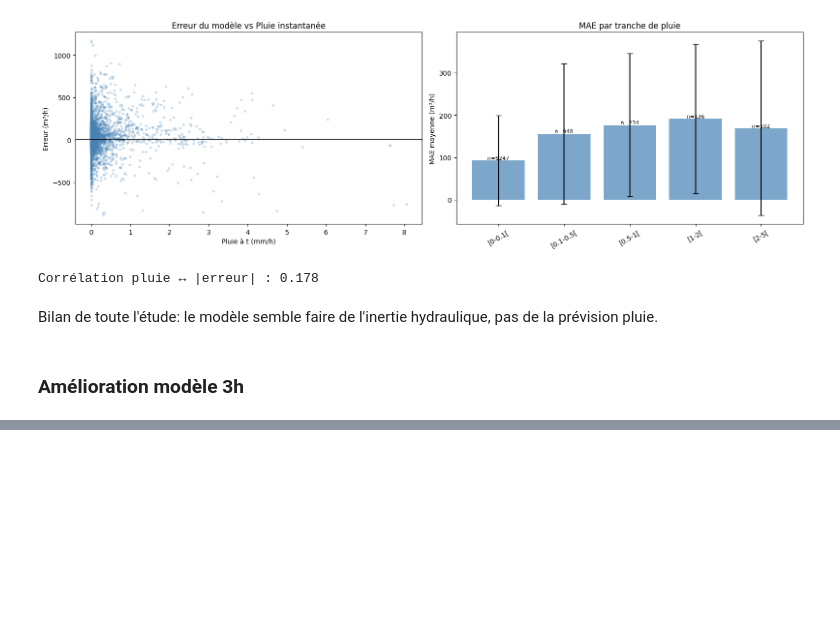
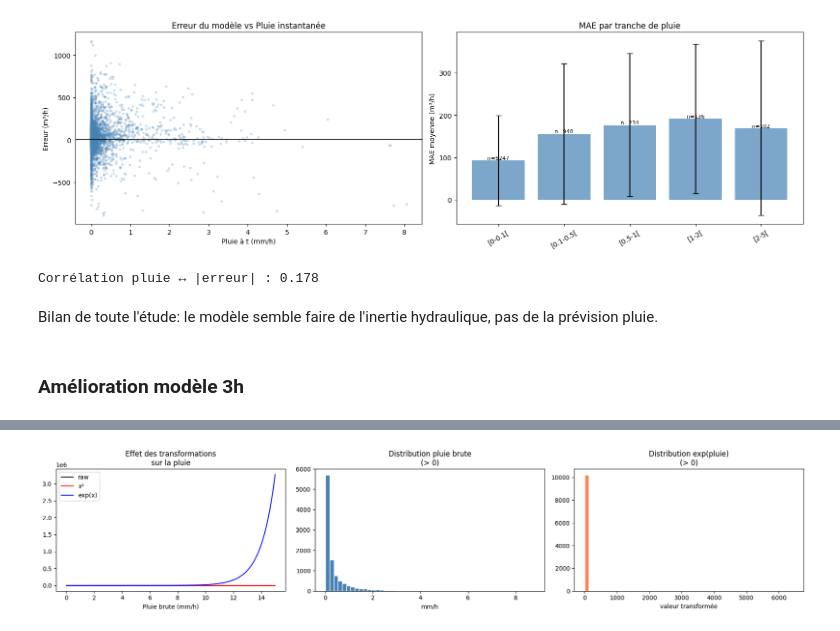
Before and after one commit to TortueAgile22/Capstone, a Jupyter notebook: py_ipynb_files/Modèles/Modele_station_C.ipynb, the cells around one changed output, grey strips where cells are left out. Cells and saved outputs as stored; diff of their text form; code cells hidden in the pictures; blank space fills up the shorter version.

```diff
--- a/py_ipynb_files/Modèles/Modele_station_C.ipynb
+++ b/py_ipynb_files/Modèles/Modele_station_C.ipynb
@@ -594,0 +738,92 @@ v2 pluie     → RMSE=279.64 | MAE=178.40 | R²=0.258
+# %%
+df_v3_rain = df_v3.copy()
+
+
+df_v3_rain['rain_sq']      = df_v3_rain['rain'] ** 2                          # effet quadratique
+df_v3_rain['rain_exp']     = np.exp(df_v3_rain['rain'])                       # effet exponentiel
+df_v3_rain['rain_lag5_sq'] = df_v3_rain['rain_lag_5'] ** 2
+df_v3_rain['rain_lag5_exp']= np.exp(df_v3_rain['rain_lag_5'])
+
+# Visualisation de l'effet de la transformation
+fig, axes = plt.subplots(1, 3, figsize=(18, 4))
+rain_vals = np.linspace(0, 15, 200)
+axes[0].plot(rain_vals, rain_vals,        label='raw',        color='black')
+axes[0].plot(rain_vals, rain_vals**2,     label='x²',         color='red')
+axes[0].plot(rain_vals, np.exp(rain_vals), label='exp(x)', color='blue')
+axes[0].set_title('Effet des transformations\nsur la pluie')
+axes[0].set_xlabel('Pluie brute (mm/h)')
+axes[0].legend()
+
+# Distribution brute vs transformée
+axes[1].hist(df_v3_rain['rain'][df_v3_rain['rain'] > 0], bins=50,
+             color='steelblue', edgecolor='white')
+axes[1].set_title('Distribution pluie brute\n(> 0)')
+axes[1].set_xlabel('mm/h')
+
+axes[2].hist(df_v3_rain['rain_exp'][df_v3_rain['rain'] > 0], bins=50,
+             color='coral', edgecolor='white')
+axes[2].set_title('Distribution exp(pluie)\n(> 0)')
+axes[2].set_xlabel('valeur transformée')
+
+plt.tight_layout()
+plt.show()
+
+feature_cols_rain = feature_cols_base + [
+    'rain_sq', 'rain_exp',
+    'rain_lag5_sq', 'rain_lag5_exp',
+]
+
+df_v3_rain = df_v3_rain.dropna(subset=feature_cols_rain + ['debit_target_3h'])
+X_rain = df_v3_rain[feature_cols_rain]
+y_rain = df_v3_rain['debit_target_3h']
+
+n = len(X_rain)
+n_train, n_val = int(n*0.6), int(n*0.2)
+
+X_tr_r = X_rain.iloc[:n_train];              y_tr_r = y_rain.iloc[:n_train]
+X_va_r = X_rain.iloc[n_train:n_train+n_val]; y_va_r = y_rain.iloc[n_train:n_train+n_val]
+X_te_r = X_rain.iloc[n_train+n_val:];        y_te_r = y_rain.iloc[n_train+n_val:]
+
+# Normalisation
+transformers_rain = {
+    #'debit':          RobustScaler(),
+    'temperature_2m': StandardScaler(),
+    'wind_speed_10m': PowerTransformer(),
+    'rain':           PowerTransformer(),
+    'rain_lag_5':     PowerTransformer(),
+    'rain_sq':        PowerTransformer(),
+    'rain_exp':       PowerTransformer(),
+    'rain_lag5_sq':   PowerTransformer(),
+    'rain_lag5_exp':  PowerTransformer(),
+}
+
+X_tr_rn, X_va_rn, X_te_rn = X_tr_r.copy(), X_va_r.copy(), X_te_r.copy()
+for col, scaler in transformers_rain.items():
+    scaler.fit(X_tr_r[[col]])
+    X_tr_rn[col] = scaler.transform(X_tr_r[[col]])
+    X_va_rn[col] = scaler.transform(X_va_r[[col]])
+    X_te_rn[col] = scaler.transform(X_te_r[[col]])
+
+model_rain = xgb.XGBRegressor(
+    max_depth=3, n_estimators=300, learning_rate=0.05,
+    reg_alpha=1.0, reg_lambda=5.0, random_state=42
+)
+model_rain.fit(X_tr_rn, y_tr_r)
+
+print("\n── Comparaison des 3 étapes ──")
+print("Base (sans normalisation) :")
+print_metrics("  Test", y_test_b, y_pred_test_b)
+print("Base + normalisation :")
+print_metrics("  Test", y_test_b, y_pred_test_n)
+print("Base + normalisation + transformations pluie :")
+print_metrics("  Test", y_te_r, model_rain.predict(X_te_rn))
+
+# SHAP final
+explainer_rain = shap.TreeExplainer(model_rain)
+shap_values_rain = explainer_rain.shap_values(X_te_rn)
+shap.summary_plot(shap_values_rain, X_te_rn, show=False)
+plt.title("SHAP — Modèle avec transformations pluie")
+plt.tight_layout()
+plt.show()
+# %% [output]
+[figure, added]
```
Also changed, not shown: parts of 10 cells of this notebook.
